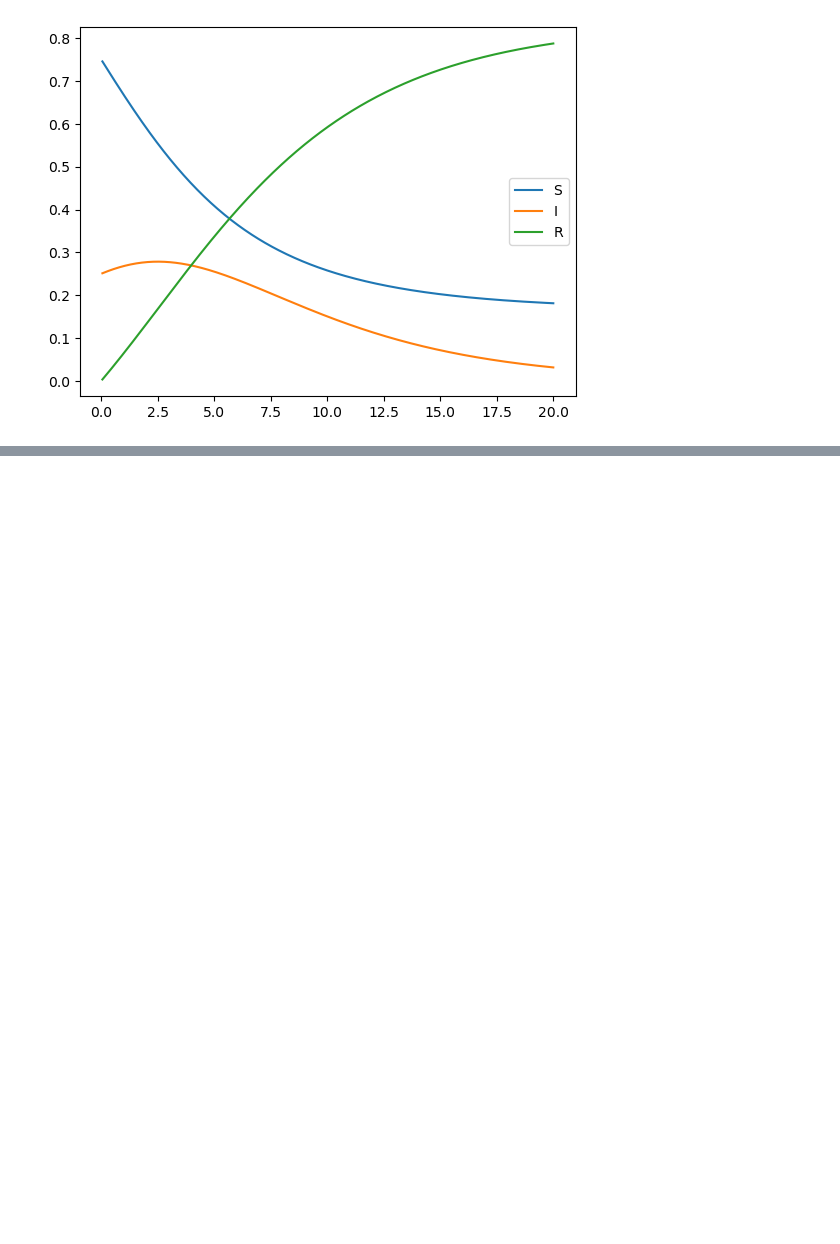
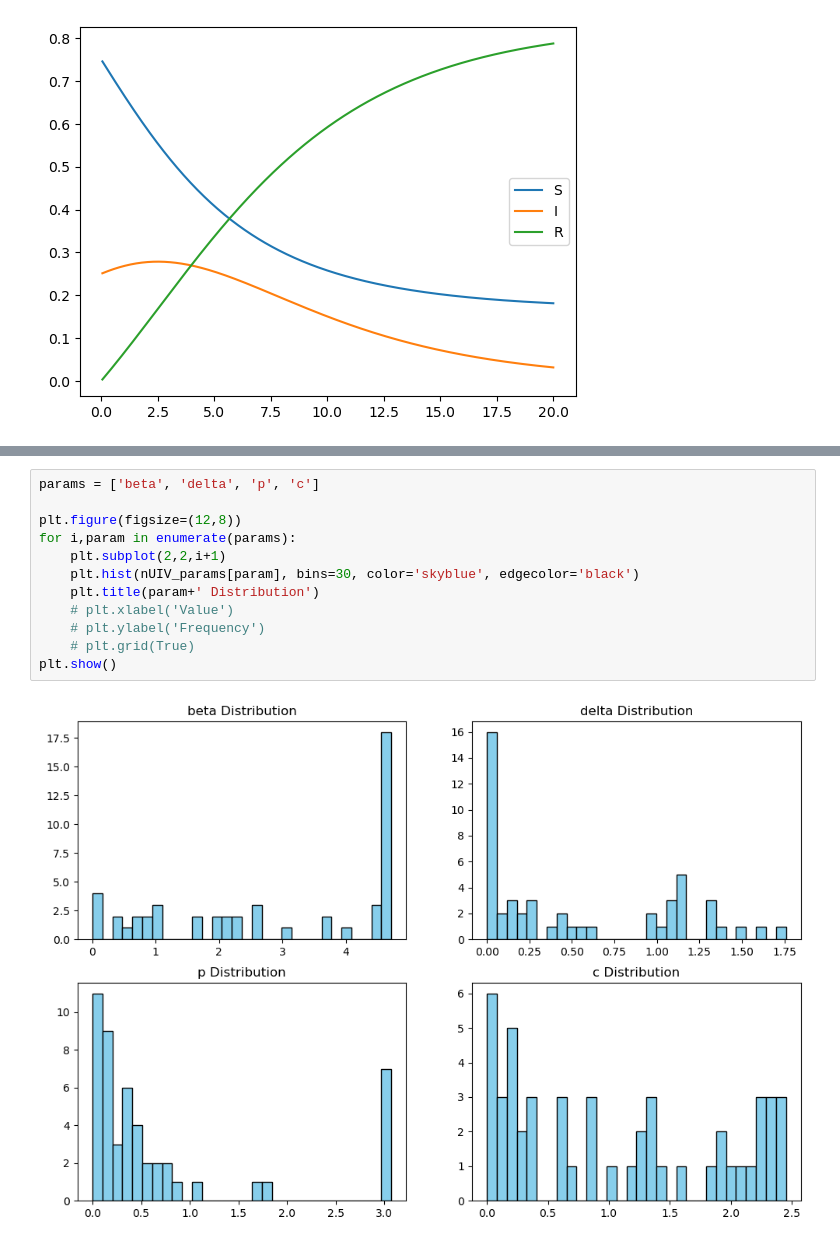
Before and after one commit to rahalnanayakkara/epidemiology_sysID, a Jupyter notebook: SIR_nUIV_fit.ipynb, the cells around one changed output, grey strips where cells are left out. Saved outputs shown, nothing was run; the diff lists cells and outputs as text; blank space fills up the shorter version.

```diff
--- a/SIR_nUIV_fit.ipynb
+++ b/SIR_nUIV_fit.ipynb
@@ -166,0 +185,14 @@ Resetting to t=0.0.
+# %%
+params = ['beta', 'delta', 'p', 'c']
+
+plt.figure(figsize=(12,8))
+for i,param in enumerate(params):
+    plt.subplot(2,2,i+1)
+    plt.hist(nUIV_params[param], bins=30, color='skyblue', edgecolor='black')
+    plt.title(param+' Distribution')
+    # plt.xlabel('Value')
+    # plt.ylabel('Frequency')
+    # plt.grid(True)
+plt.show()
+# %% [output]
+[figure, added]
```
Also changed, not shown: parts of 8 cells of this notebook, 1 other file.
